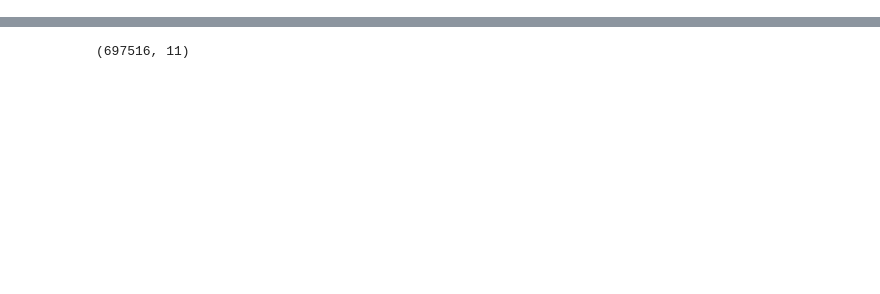
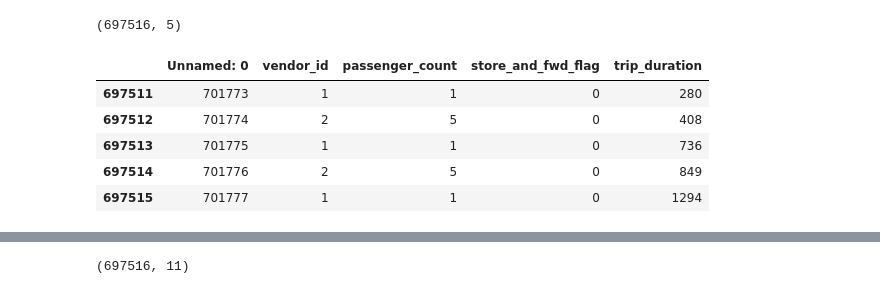
Before and after one commit to eigenSim/dss6a-regression, a Jupyter notebook: sim/disturb_data_20171021.ipynb, the cells around one changed output, grey strips where cells are left out. Cells and saved outputs as stored; diff of their text form; code cells hidden in the pictures; blank space fills up the shorter version.

```diff
--- a/sim/disturb_data_20171021.ipynb
+++ b/sim/disturb_data_20171021.ipynb
@@ -25,6 +25,20 @@ testfile = 'test_clean.csv'
 old_testfile = 'test.csv'
 train_171016 = '171016_dow_hr_pas_L2_dur_only.csv'
 disturb_file = 'train_03_997_disturb.csv'
+# %%
+#csv 로드
+
+disturb_df = pd.read_csv(dataLoc + disturb_file)
+print(disturb_df.shape)
+disturb_df.tail()
+# %% [output]
+(697516, 5)
+|  | Unnamed: 0 | vendor_id | passenger_count | store_and_fwd_flag | trip_duration |
+| 697511 | 701773 | 1 | 1 | 0 | 280 |
+| 697512 | 701774 | 2 | 5 | 0 | 408 |
+| 697513 | 701775 | 1 | 1 | 0 | 736 |
+| 697514 | 701776 | 2 | 5 | 0 | 849 |
+| 697515 | 701777 | 1 | 1 | 0 | 1294 |
 # %%
 #train.csv
 
```
Also changed, not shown: parts of 13 cells of this notebook, 1 other file.
